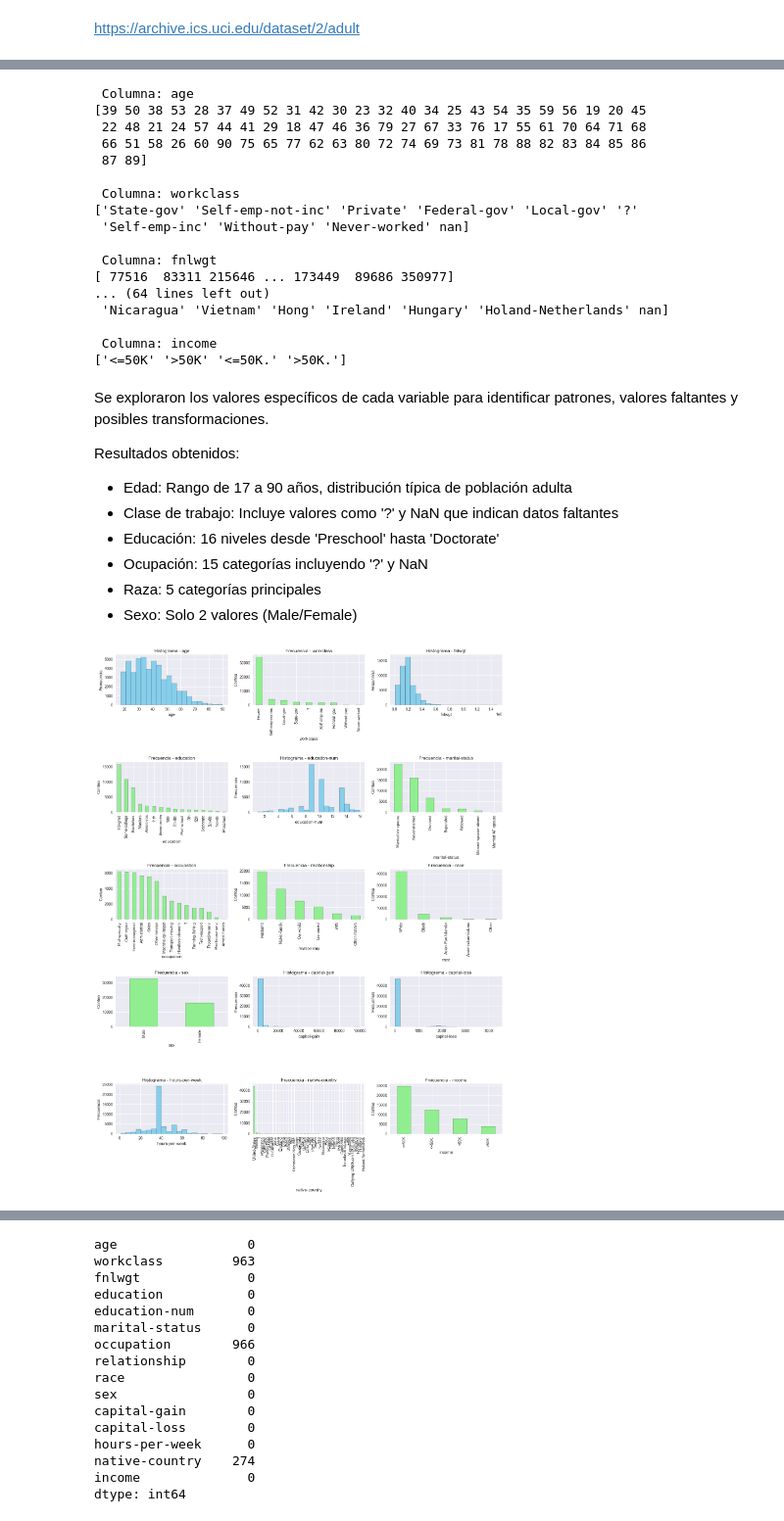
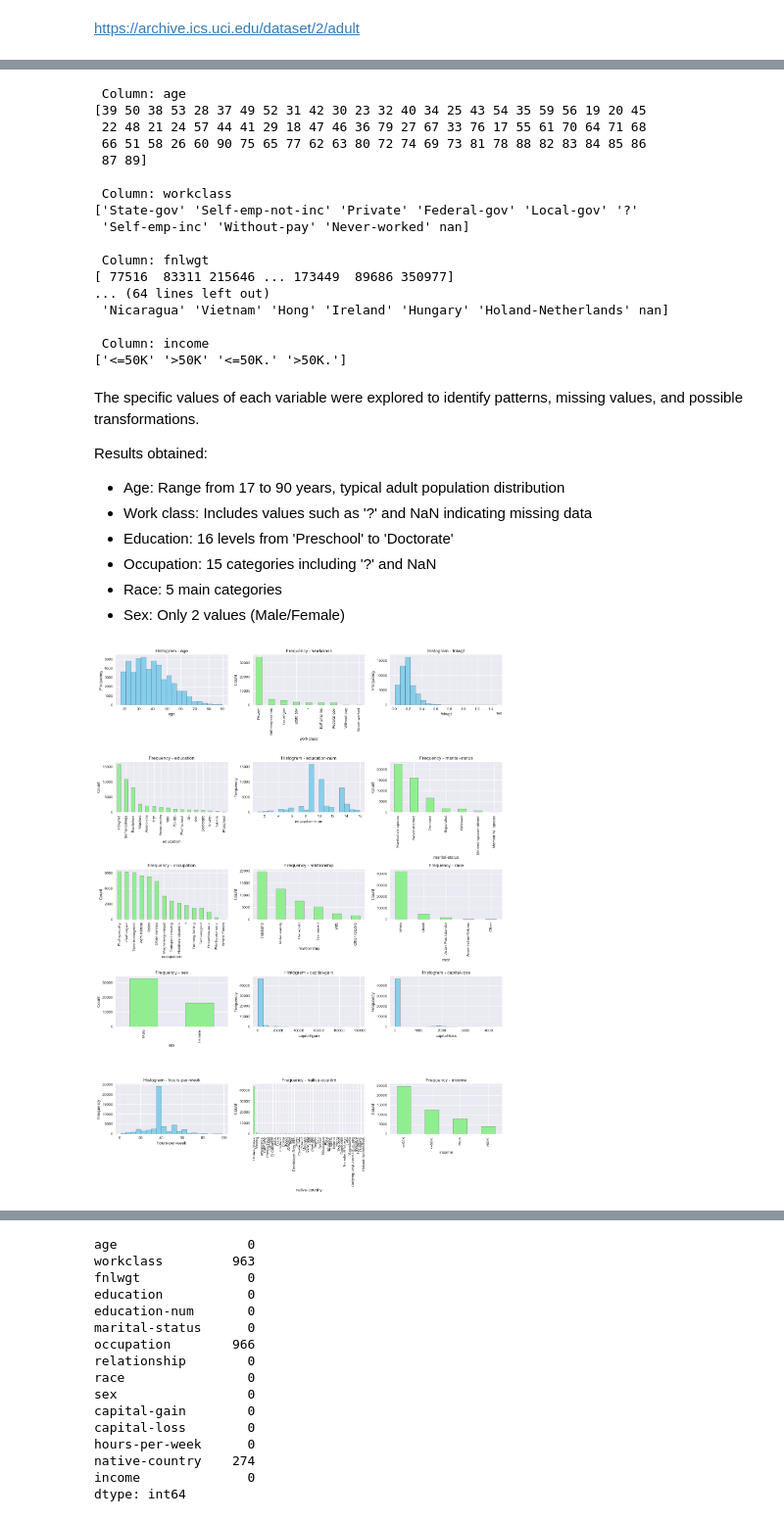
Before and after one commit to FranzCastillo/Income-Prediction, a Jupyter notebook: notebooks/EDA.ipynb, the cells around one changed output, grey strips where cells are left out. Shown at 98% size. Drawn from its saved outputs; the diff is of its cells as text; code cells hidden in the pictures.

```diff
--- a/notebooks/EDA.ipynb
+++ b/notebooks/EDA.ipynb
@@ -116,57 +89,57 @@ print(valores_unicos)
 # %%
 for col in df.columns:
-    print(f"\n Columna: {col}")
+    print(f"\n Column: {col}")
     print(df[col].unique())
 # %% [output]
- Columna: age
+ Column: age
 [39 50 38 53 28 37 49 52 31 42 30 23 32 40 34 25 43 54 35 59 56 19 20 45
  22 48 21 24 57 44 41 29 18 47 46 36 79 27 67 33 76 17 55 61 70 64 71 68
  66 51 58 26 60 90 75 65 77 62 63 80 72 74 69 73 81 78 88 82 83 84 85 86
  87 89]
 
- Columna: workclass
+ Column: workclass
 ['State-gov' 'Self-emp-not-inc' 'Private' 'Federal-gov' 'Local-gov' '?'
  'Self-emp-inc' 'Without-pay' 'Never-worked' nan]
 
- Columna: fnlwgt
+ Column: fnlwgt
 [ 77516  83311 215646 ... 173449  89686 350977]
 ... (64 lines left out)
  'Nicaragua' 'Vietnam' 'Hong' 'Ireland' 'Hungary' 'Holand-Netherlands' nan]
 
- Columna: income
+ Column: income
 ['<=50K' '>50K' '<=50K.' '>50K.']
 # %% [markdown]
-Se exploraron los valores específicos de cada variable para identificar patrones, valores faltantes y posibles transformaciones.
+The specific values of each variable were explored to identify patterns, missing values, and possible transformations.
 
-Resultados obtenidos:
-- Edad: Rango de 17 a 90 años, distribución típica de población adulta
-- Clase de trabajo: Incluye valores como '?' y NaN que indican datos faltantes
-- Educación: 16 niveles desde 'Preschool' hasta 'Doctorate'
-- Ocupación: 15 categorías incluyendo '?' y NaN
-- Raza: 5 categorías principales
-- Sexo: Solo 2 valores (Male/Female)
+Results obtained:
+- Age: Range from 17 to 90 years, typical adult population distribution
+- Work class: Includes values such as '?' and NaN indicating missing data
+- Education: 16 levels from 'Preschool' to 'Doctorate'
+- Occupation: 15 categories including '?' and NaN
+- Race: 5 main categories
+- Sex: Only 2 values (Male/Female)
-# %%
-plt.style.use('seaborn-v0_8')
-plt.figure(figsize=(15, 20))
-
-
-for i, col in enumerate(df.columns, 1):
-    plt.subplot(5, 3, i)
-
-    if df[col].dtype in ['int64', 'float64']:  # numéricas
-        plt.hist(df[col], bins=20, color='skyblue', edgecolor='black')
-        plt.title(f'Histograma - {col}')
-        plt.xlabel(col)
-        plt.ylabel('Frecuencia')
-
-    else:  # categóricas
-        df[col].value_counts().plot(kind='bar', color='lightgreen', edgecolor='black')
-        plt.title(f'Frecuencia - {col}')
-        plt.xlabel(col)
-        plt.ylabel('Conteo')
-
-plt.tight_layout()
-plt.show()
-# %% [output]
-[figure, removed]
+# %%
+plt.style.use('seaborn-v0_8')
+plt.figure(figsize=(15, 20))
+
+
+for i, col in enumerate(df.columns, 1):
+    plt.subplot(5, 3, i)
+
+    if df[col].dtype in ['int64', 'float64']:
+        plt.hist(df[col], bins=20, color='skyblue', edgecolor='black')
+        plt.title(f'Histogram - {col}')
+        plt.xlabel(col)
+        plt.ylabel('Frequency')
+
+    else:
+        df[col].value_counts().plot(kind='bar', color='lightgreen', edgecolor='black')
+        plt.title(f'Frequency - {col}')
+        plt.xlabel(col)
+        plt.ylabel('Count')
+
+plt.tight_layout()
+plt.show()
+# %% [output]
+[figure, added]
 # %% [markdown]
```
Also changed, not shown: parts of 36 cells of this notebook.
